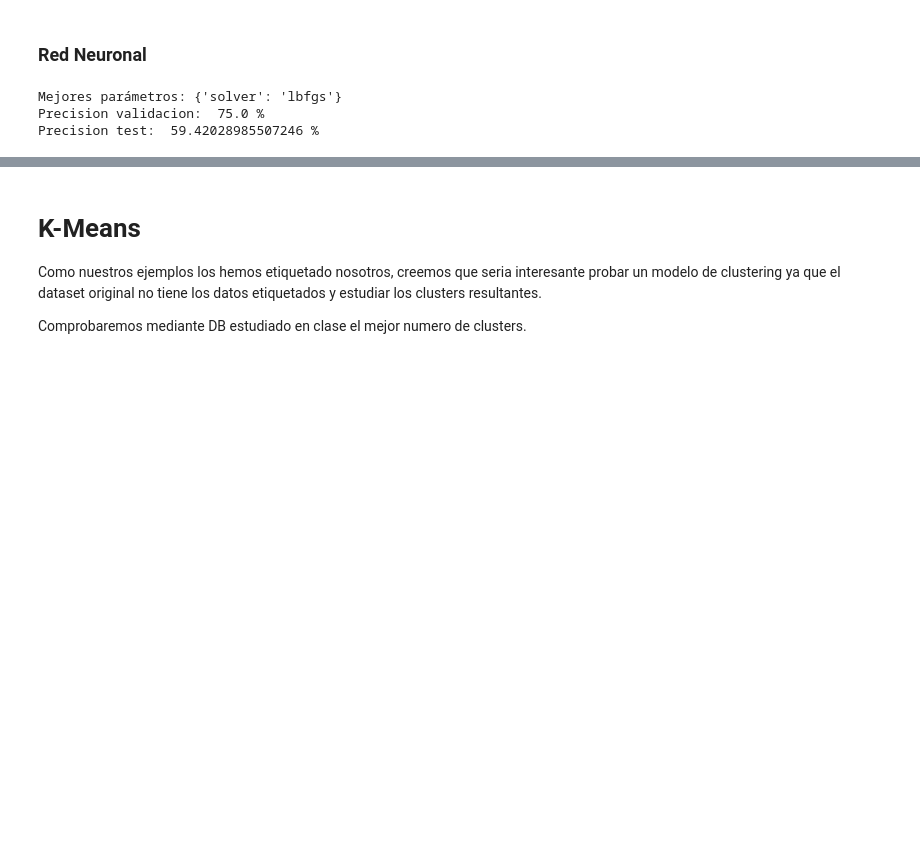
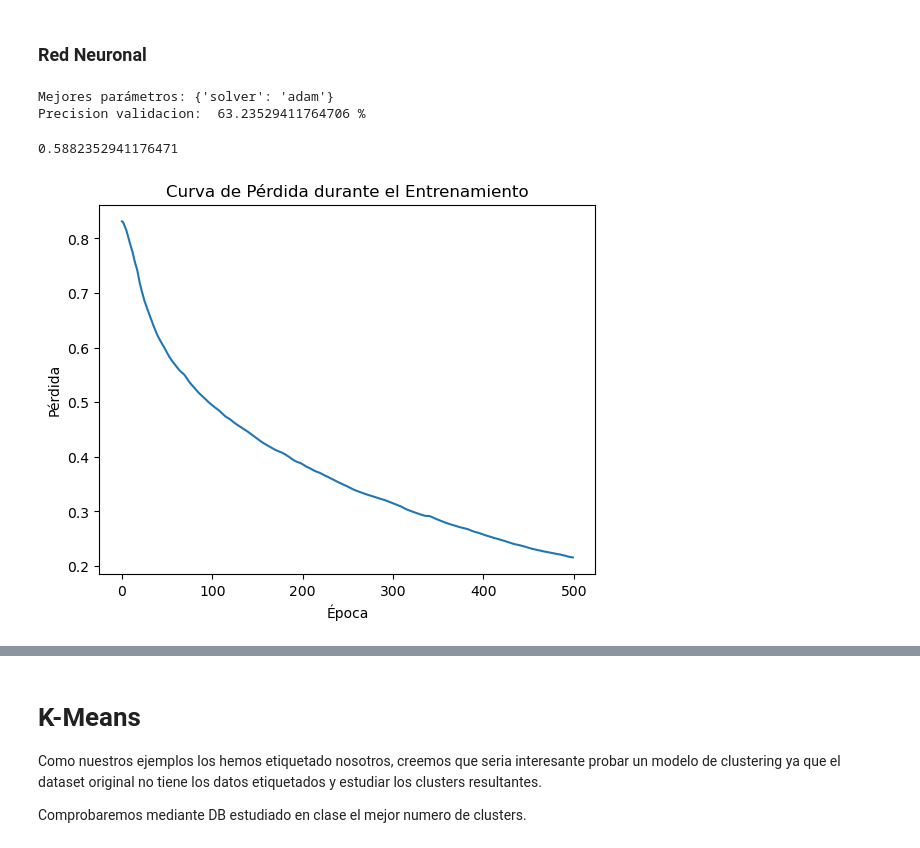
Before and after one commit to WADEBER/Trabajo-Aprendizaje, a Jupyter notebook: alcoholism.ipynb, the cells around one changed output, grey strips where cells are left out. Cells and saved outputs as stored; diff of their text form; code cells hidden in the pictures; blank space fills up the shorter version.

```diff
--- a/alcoholism.ipynb
+++ b/alcoholism.ipynb
@@ -770,24 +682,31 @@ grid_search_red.fit(X_train, y_train_calificacion)
 best_model_red = grid_search_red.best_estimator_
 best_params_red = grid_search_red.best_params_
 
-# Calcular la salida del mejor modelo
-y_pred_calificacion = best_model_red.predict(X_test)
-
-# Medir la precisión del mejor modelo
-precision_calificacion = accuracy_score(y_test_calificacion, y_pred_calificacion)
-
 print("Mejores parámetros:", best_params_red)
 
 y_pred_val = best_model_red.predict(X_val)
 precision_calificacion_val = accuracy_score(y_val_calificacion, y_pred_val)
 print("Precision validacion: ", 100 * precision_calificacion_val, "%")
-
-#Precision Test
-y_pred_test = best_model_red.predict(X_test)
-precision_calificacion_test = accuracy_score(y_test_calificacion, y_pred_test)
-print("Precision test: ", 100 * precision_calificacion_test, "%")
 # %% [output]
-Mejores parámetros: {'solver': 'lbfgs'}
-Precision validacion:  75.0 %
-Precision test:  59.42028985507246 %
+Mejores parámetros: {'solver': 'adam'}
+Precision validacion:  63.23529411764706 %
+# %%
+clasificador = MLPClassifier(solver='sgd', hidden_layer_sizes=(2*len(X_train[0]), 2), max_iter=500)
+entrenamiento = clasificador.fit(X_train, y_train_calificacion)
+y_pred = entrenamiento.predict(X_val)
+
+acc_train = accuracy_score(y_pred, y_val_calificacion)
+
+
+print(acc_train)
+
+
+plt.plot(clasificador.loss_curve_)
+plt.title('Curva de Pérdida durante el Entrenamiento')
+plt.xlabel('Época')
+plt.ylabel('Pérdida')
+plt.show()
+# %% [output]
+0.5882352941176471
+[figure, added]
 # %%
```
Also changed, not shown: parts of 23 cells of this notebook.
